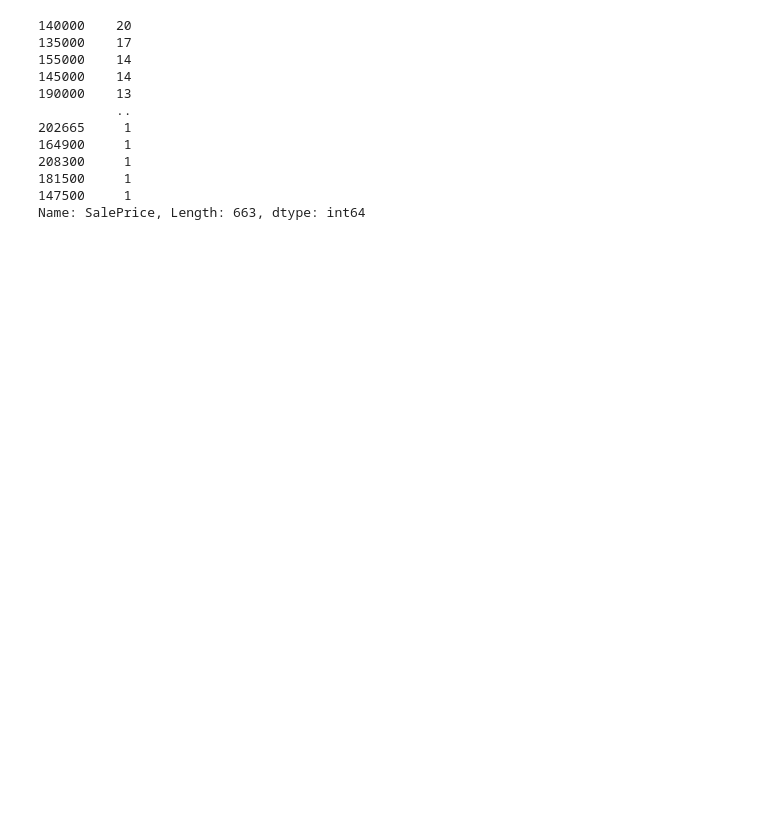
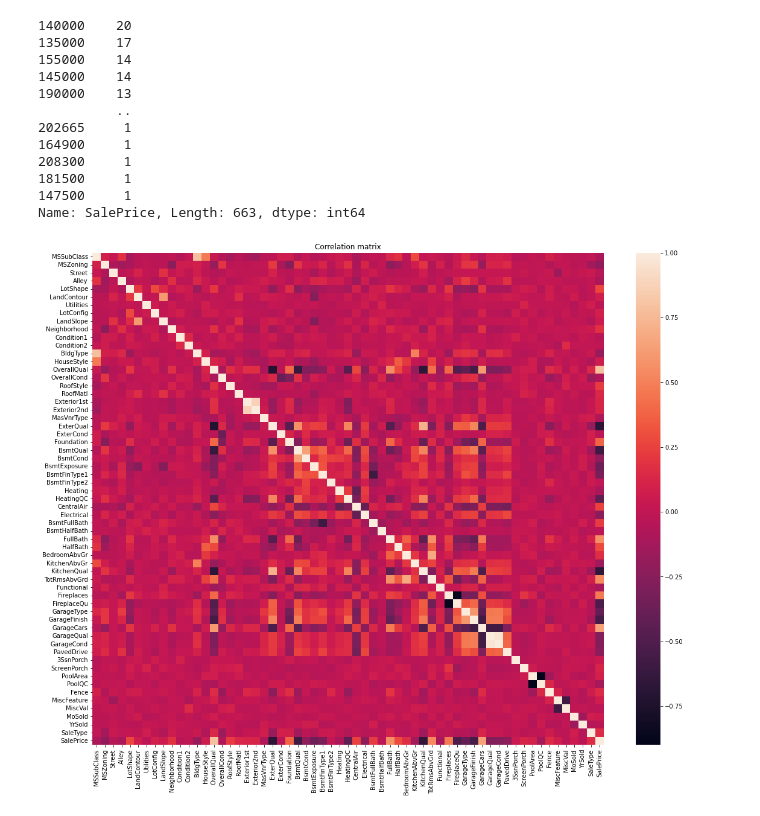
Before and after one commit to brunobou/projet_personnel, a Jupyter notebook: kaggle_house_price/first_look.ipynb, the cells around one changed output. Cells and saved outputs as stored; diff of their text form; code cells hidden in the pictures; blank space fills up the shorter version.

Commit message:
Update first_look.ipynb
correlation plot

```diff
--- a/kaggle_house_price/first_look.ipynb
+++ b/kaggle_house_price/first_look.ipynb
@@ -2256,3 +2265,10 @@ df_train["SalePrice"].value_counts()
 181500     1
 147500     1
 Name: SalePrice, Length: 663, dtype: int64
+# %%
+Correlation= df_train.corr()
+plt.figure(figsize=(19,15))
+sns.heatmap(data=Correlation,annot=False)
+plt.title("Correlation matrix");
+# %% [output]
+[figure, added]
```
Also changed, not shown: parts of 2 cells of this notebook.
